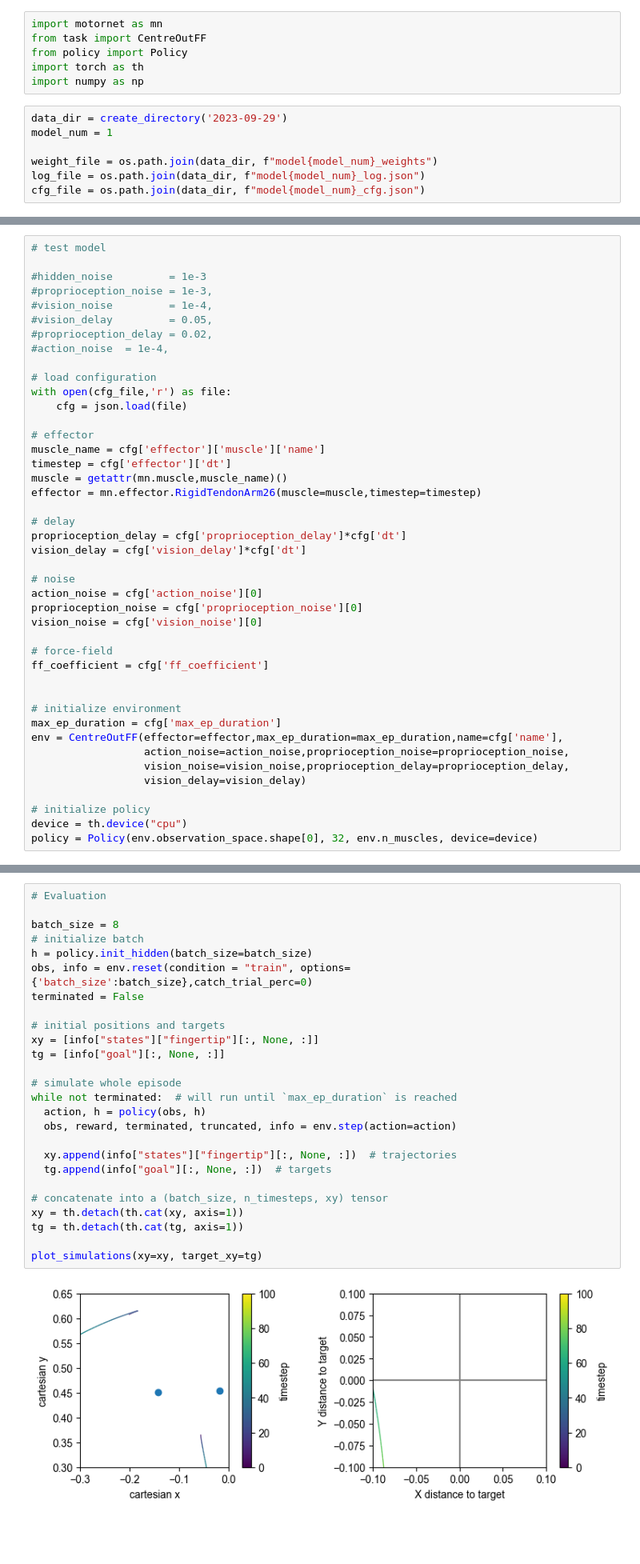
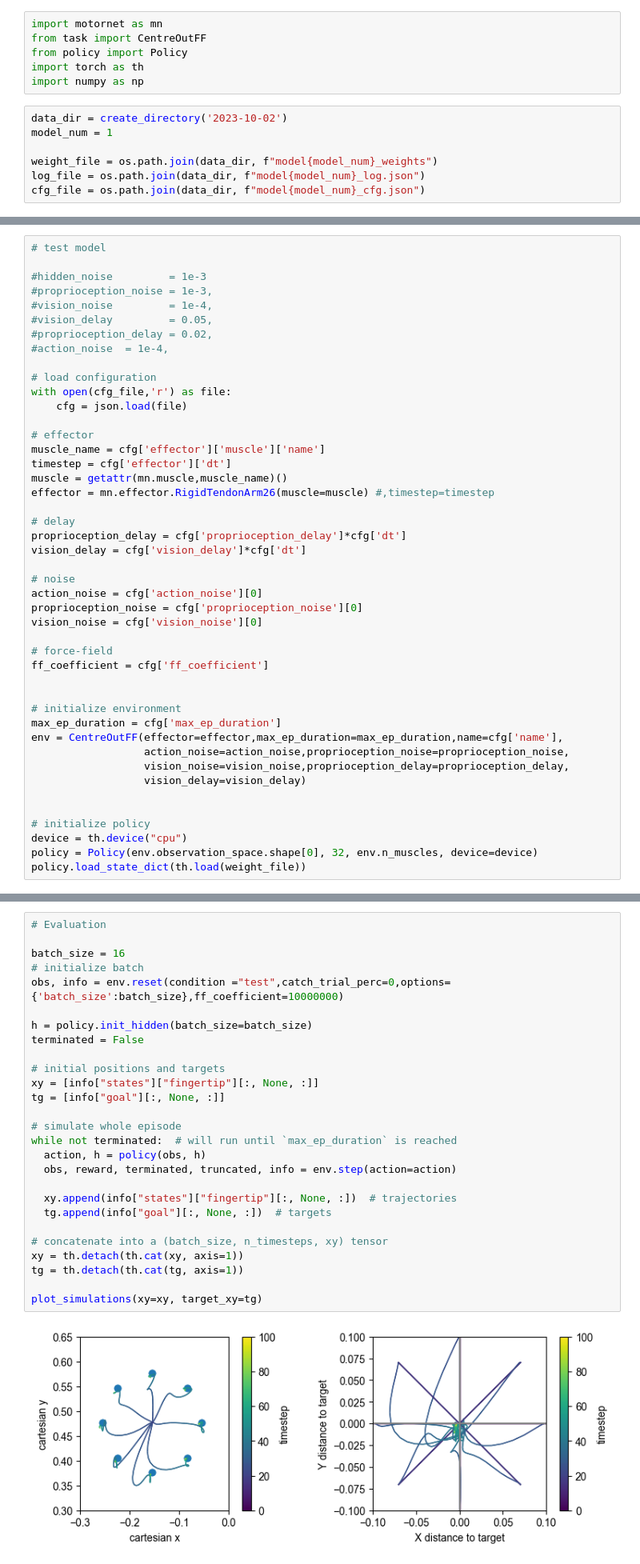
Before and after one commit to mshahbazi1997/MotorSavingModel, a Jupyter notebook: notebooks/test.ipynb, the cells around one changed output, grey strips where cells are left out. Shown at 80% size. Saved outputs shown, nothing was run; the diff lists cells and outputs as text; blank space fills up the shorter version.

```diff
--- a/notebooks/test.ipynb
+++ b/notebooks/test.ipynb
@@ -12,7 +12,7 @@ from policy import Policy
 import torch as th
 import numpy as np
 # %%
-data_dir = create_directory('2023-09-29')
+data_dir = create_directory('2023-10-02')
 model_num = 1
 
 weight_file = os.path.join(data_dir, f"model{model_num}_weights")
@@ -49,7 +49,7 @@ with open(cfg_file,'r') as file:
 muscle_name = cfg['effector']['muscle']['name']
 timestep = cfg['effector']['dt']
 muscle = getattr(mn.muscle,muscle_name)()
-effector = mn.effector.RigidTendonArm26(muscle=muscle,timestep=timestep)
+effector = mn.effector.RigidTendonArm26(muscle=muscle) #,timestep=timestep
 
 # delay
 proprioception_delay = cfg['proprioception_delay']*cfg['dt']
@@ -71,6 +71,8 @@ env = CentreOutFF(effector=effector,max_ep_duration=max_ep_duration,name=cfg['na
                   vision_noise=vision_noise,proprioception_delay=proprioception_delay,
                   vision_delay=vision_delay)
 
+
 # initialize policy
 device = th.device("cpu")
 policy = Policy(env.observation_space.shape[0], 32, env.n_muscles, device=device)
+policy.load_state_dict(th.load(weight_file))
@@ -77,28 +81,29 @@ policy = Policy(env.observation_space.shape[0], 32, env.n_muscles, device=device
 # %%
 # Evaluation
 
-batch_size = 8
+batch_size = 16
 # initialize batch
+obs, info = env.reset(condition ="test",catch_trial_perc=0,options={'batch_size':batch_size},ff_coefficient=10000000)
+
 h = policy.init_hidden(batch_size=batch_size)
-obs, info = env.reset(condition = "train", options={'batch_size':batch_size},catch_trial_perc=0)
 terminated = False
 
 # initial positions and targets
 xy = [info["states"]["fingertip"][:, None, :]]
 tg = [info["goal"][:, None, :]]
 
 # simulate whole episode
 while not terminated:  # will run until `max_ep_duration` is reached
   action, h = policy(obs, h)
   obs, reward, terminated, truncated, info = env.step(action=action)
 
   xy.append(info["states"]["fingertip"][:, None, :])  # trajectories
   tg.append(info["goal"][:, None, :])  # targets
 
 # concatenate into a (batch_size, n_timesteps, xy) tensor
 xy = th.detach(th.cat(xy, axis=1))
 tg = th.detach(th.cat(tg, axis=1))
 
 plot_simulations(xy=xy, target_xy=tg)
 # %% [output]
-[figure, old version]
+[figure, new version]
```
Also changed, not shown: parts of 3 cells of this notebook, 2 other files.
